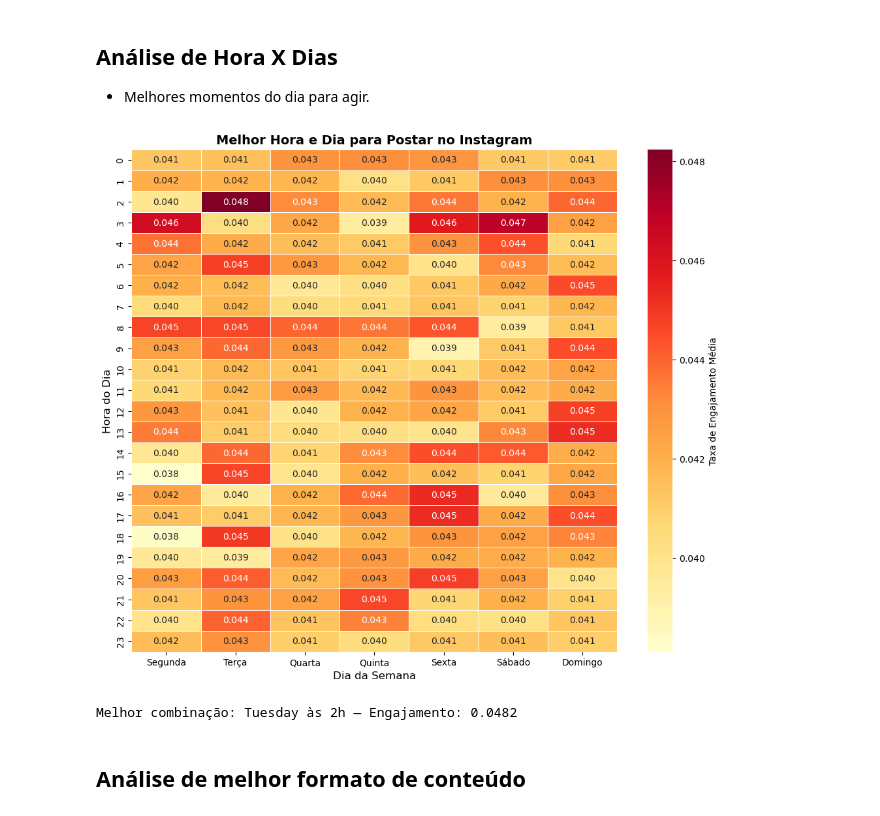
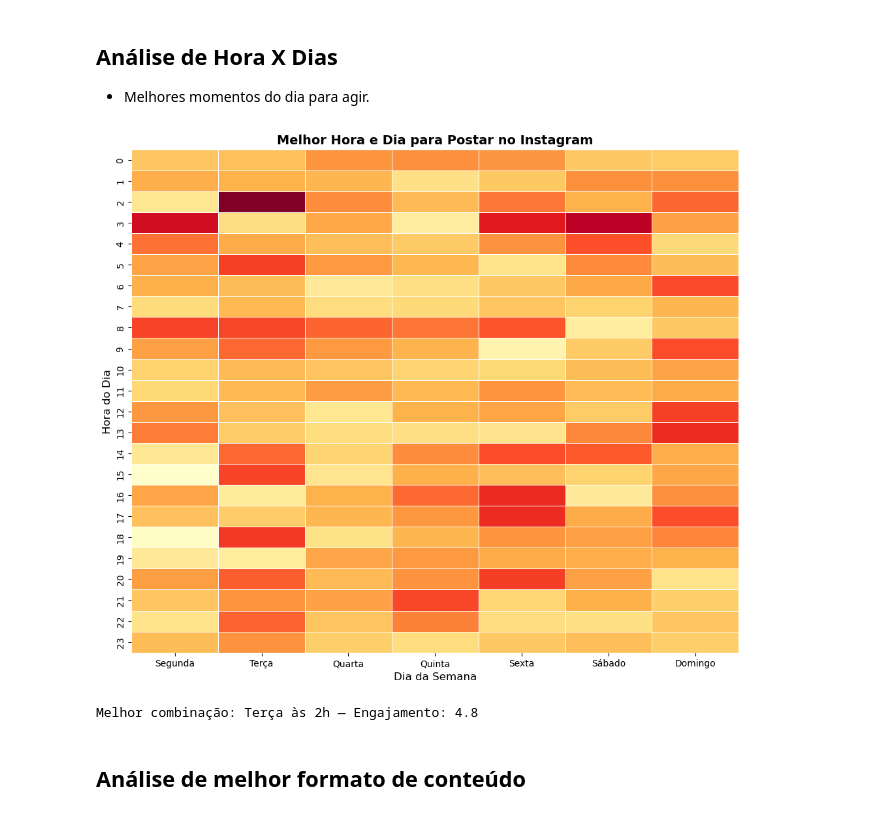
Before and after one commit to pedrobittencourtdev/instagram-analytics, a Jupyter notebook: SocialMediaDataAnalysis.ipynb, the cells around one changed output. Drawn from its saved outputs; the diff is of its cells as text; code cells hidden in the pictures.

```diff
--- a/SocialMediaDataAnalysis.ipynb
+++ b/SocialMediaDataAnalysis.ipynb
@@ -292,43 +306,42 @@ traducao_dias = {
     'Monday': 'Segunda',
     'Tuesday': 'Terça',
     'Wednesday': 'Quarta',
     'Thursday': 'Quinta',
     'Friday': 'Sexta',
     'Saturday': 'Sábado',
     'Sunday': 'Domingo'
 }
 
 # Garantir a ordem correta dos dias e traduzir
 ordem_dias = ['Monday', 'Tuesday', 'Wednesday', 'Thursday', 'Friday', 'Saturday', 'Sunday']
 heatmap_data = heatmap_data[ordem_dias]
 heatmap_data = heatmap_data.rename(columns=traducao_dias)
 
 # Plotar o heatmap
 plt.figure(figsize=(12, 10))
 
 sns.heatmap(
     heatmap_data,
     cmap='YlOrRd',
     linewidths=0.5,
-    annot=True,
-    fmt='.3f',
-    cbar_kws={'label': 'Taxa de Engajamento Média'}
+    annot=False,
+    cbar= False
 )
 
 plt.title('Melhor Hora e Dia para Postar no Instagram', fontsize=14, fontweight='bold')
 plt.xlabel('Dia da Semana', fontsize=12)
 plt.ylabel('Hora do Dia', fontsize=12)
 
 plt.savefig('heatmap_hora_dia.png', bbox_inches='tight', dpi=300)
 plt.show()
 # %% [output]
-[figure, old version]
+[figure, new version]
 # %%
 # Identificar automaticamente o melhor horário
 melhor = heatmap_data.stack().idxmax()
-print(f"Melhor combinação: {melhor[1]} às {melhor[0]}h — Engajamento: {heatmap_data.stack().max():.4f}")
+print(f"Melhor combinação: {melhor[1]} às {melhor[0]}h — Engajamento: {heatmap_data.stack().max()*100:.1f}")
 # %% [output]
-Melhor combinação: Tuesday às 2h — Engajamento: 0.0482
+Melhor combinação: Terça às 2h — Engajamento: 4.8
 # %% [markdown]
 ## Análise de melhor formato de conteúdo
 # %%
```
Also changed, not shown: parts of 2 cells of this notebook, 1 other file.
